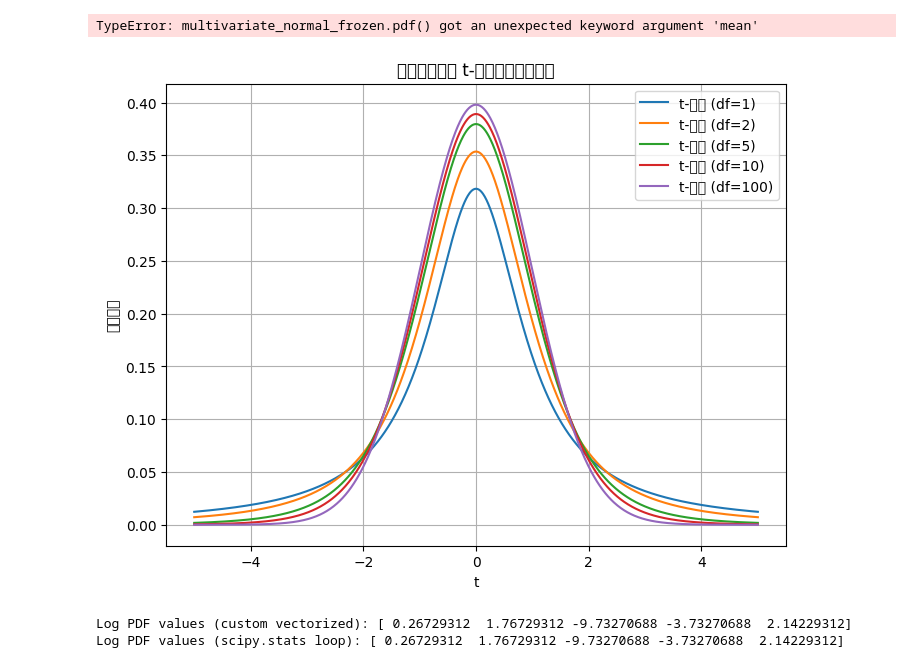
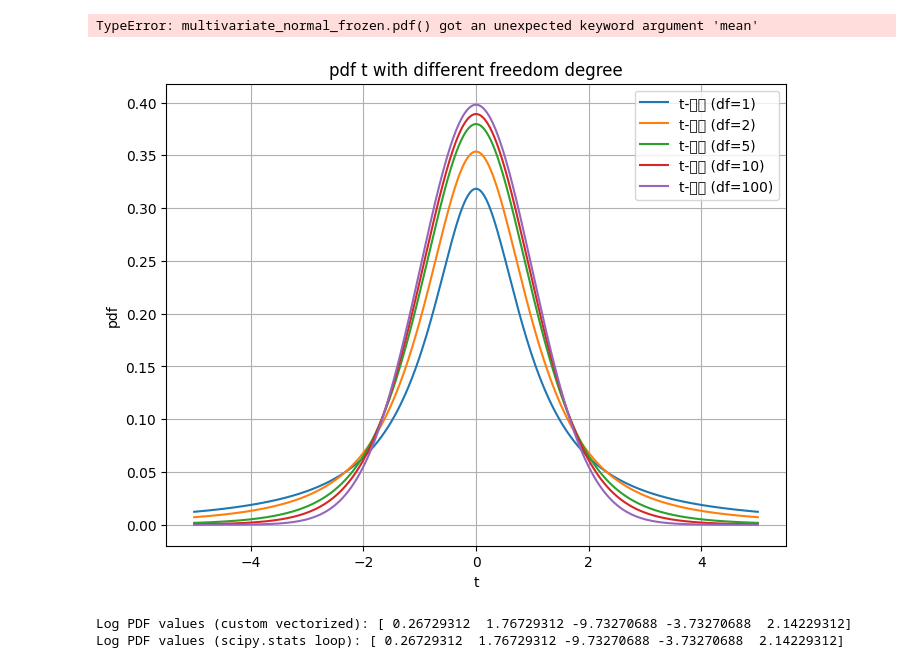
Before and after one commit to Horizon-42/particle_filter, a Jupyter notebook: playground.ipynb, the cells around one changed output. Saved outputs shown, nothing was run; the diff lists cells and outputs as text; code cells hidden in the pictures.

```diff
--- a/playground.ipynb
+++ b/playground.ipynb
@@ -266,36 +266,36 @@ TypeError: multivariate_normal_frozen.pdf() got an unexpected keyword argument '
 # %%
 import numpy as np
 import matplotlib.pyplot as plt
 from scipy.stats import t
 
 def plot_t_distribution(degrees_of_freedom_list, x_range=(-5, 5), num_points=1000):
     """
     绘制不同自由度的t-分布的概率密度函数 (PDF)。
 
     参数:
         degrees_of_freedom_list (list): 要绘制的t-分布的自由度列表。
         x_range (tuple): x轴的范围 (最小值, 最大值)。
         num_points (int): x轴上用于绘制的点的数量。
     """
     x = np.linspace(x_range[0], x_range[1], num_points)
     plt.figure(figsize=(8, 6))
 
     for df in degrees_of_freedom_list:
         pdf_values = t.pdf(x, df)
         plt.plot(x, pdf_values, label=f't-分布 (df={df})')
 
     plt.xlabel('t')
-    plt.ylabel('概率密度')
-    plt.title('不同自由度的 t-分布概率密度函数')
+    plt.ylabel('pdf')
+    plt.title('pdf t with different freedom degree')
     plt.legend()
     plt.grid(True)
     plt.show()
 
 # 示例用法
 degrees_of_freedom_values = [1, 2, 5, 10, 100]  # 不同的自由度
 plot_t_distribution(degrees_of_freedom_values)
 # %% [output]
-[figure, old version]
+[figure, new version]
 # %%
 import numpy as np
 from numpy.linalg import inv, det
```
Also changed, not shown: 5 other files.
